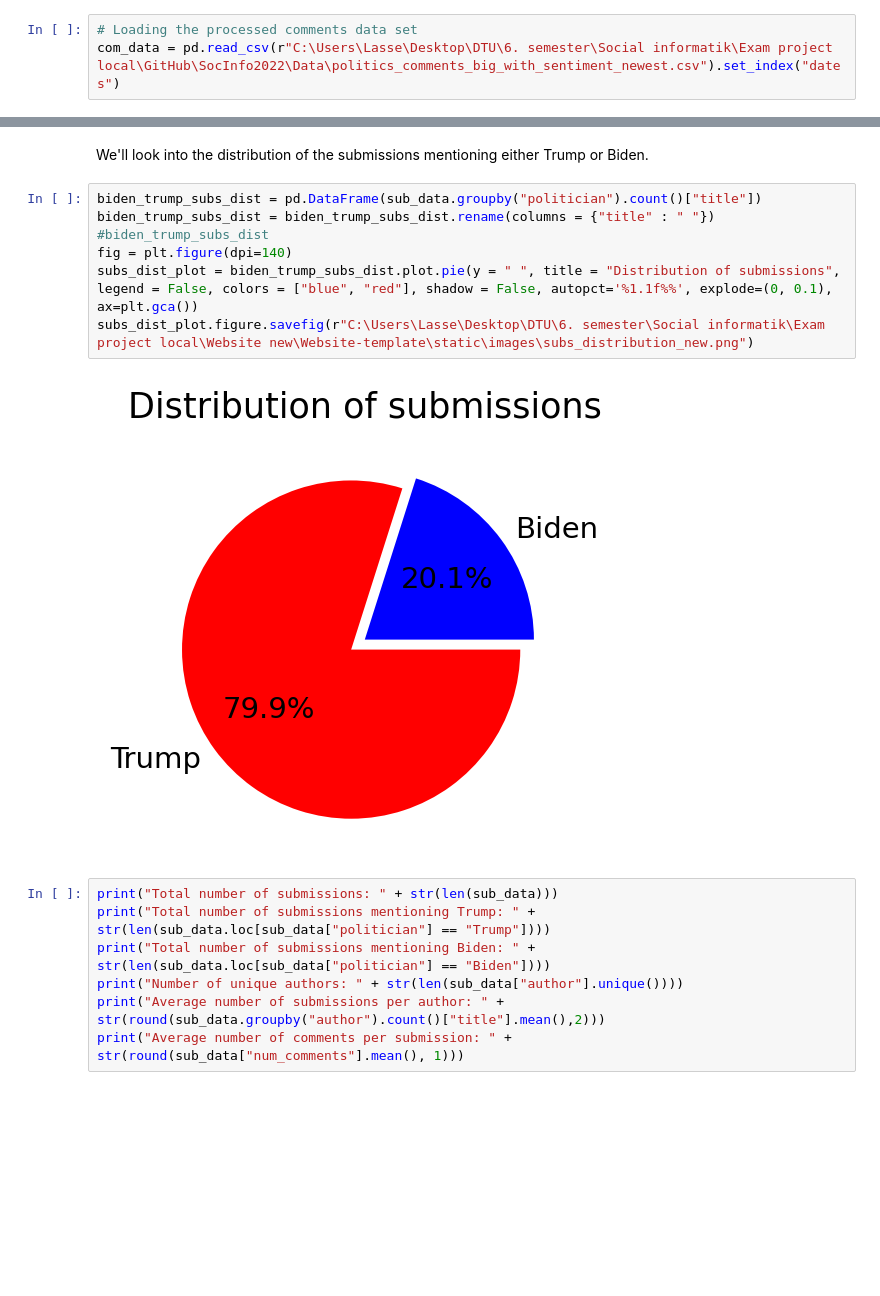
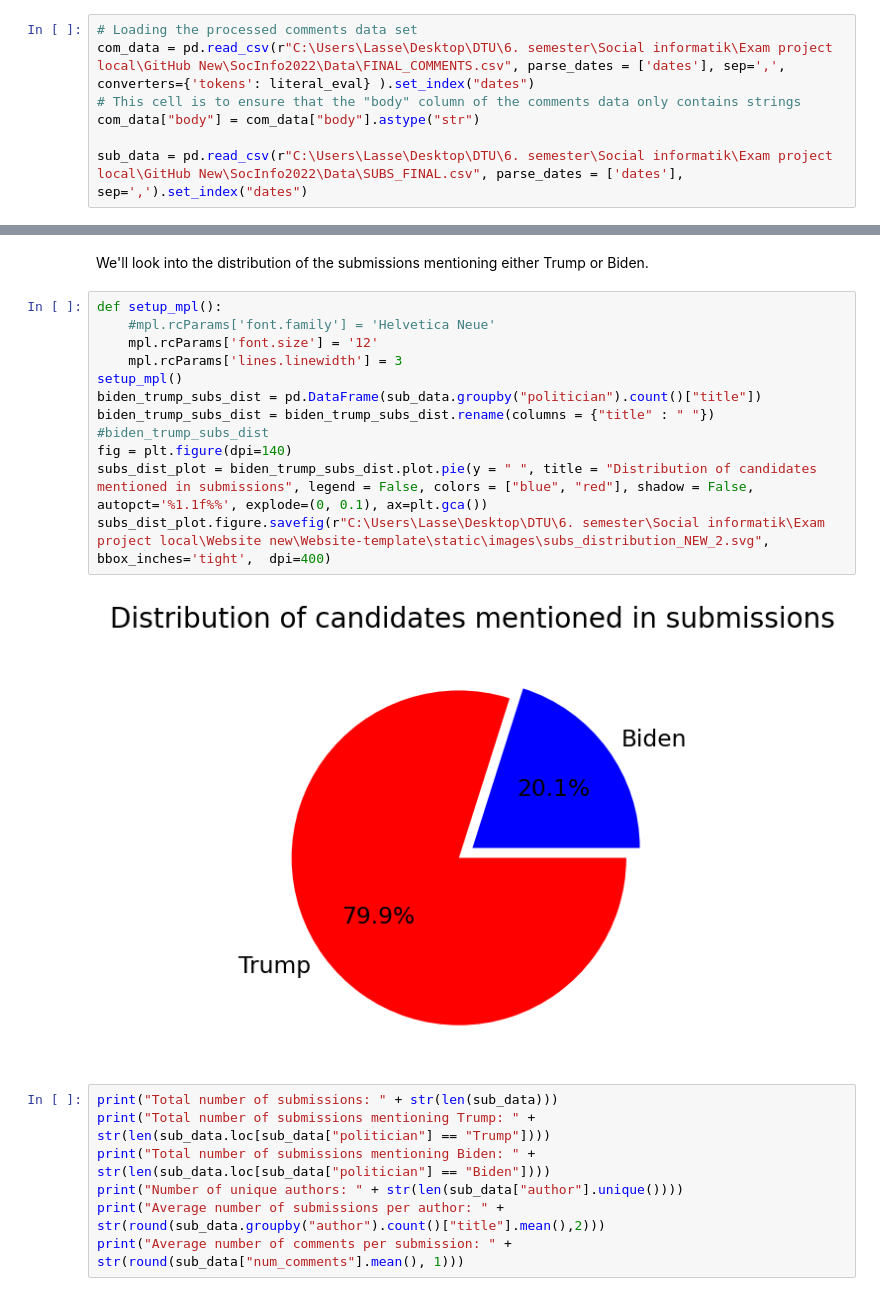
Before and after one commit to JaQtae/SocInfo2022, a Jupyter notebook: Explainer_Notebook_V3.ipynb, the cells around one changed output, grey strips where cells are left out. Drawn from its saved outputs; the diff is of its cells as text; blank space fills up the shorter version.

```diff
--- a/Explainer_Notebook_V3.ipynb
+++ b/Explainer_Notebook_V3.ipynb
@@ -333,3 +314,7 @@ for com_id in tqdm(comments_to_delete):
 # %%
 # Loading the processed comments data set
-com_data = pd.read_csv(r"C:\Users\Lasse\Desktop\DTU\6. semester\Social informatik\Exam project local\GitHub\SocInfo2022\Data\politics_comments_big_with_sentiment_newest.csv").set_index("dates")
+com_data = pd.read_csv(r"C:\Users\Lasse\Desktop\DTU\6. semester\Social informatik\Exam project local\GitHub New\SocInfo2022\Data\FINAL_COMMENTS.csv", parse_dates = ['dates'], sep=',', converters={'tokens': literal_eval} ).set_index("dates")
+# This cell is to ensure that the "body" column of the comments data only contains strings
+com_data["body"] = com_data["body"].astype("str")
+
+sub_data = pd.read_csv(r"C:\Users\Lasse\Desktop\DTU\6. semester\Social informatik\Exam project local\GitHub New\SocInfo2022\Data\SUBS_FINAL.csv", parse_dates = ['dates'], sep=',').set_index("dates")
@@ -376,14 +323,19 @@ com_data["body"] = com_data["body"].astype("str")
 # %% [markdown]
 We'll look into the distribution of the submissions mentioning either Trump or Biden.
 # %%
+def setup_mpl():
+    #mpl.rcParams['font.family'] = 'Helvetica Neue'
+    mpl.rcParams['font.size'] = '12'
+    mpl.rcParams['lines.linewidth'] = 3
+setup_mpl()
 biden_trump_subs_dist = pd.DataFrame(sub_data.groupby("politician").count()["title"])
 biden_trump_subs_dist = biden_trump_subs_dist.rename(columns = {"title" : " "})
 #biden_trump_subs_dist
 fig = plt.figure(dpi=140)
-subs_dist_plot = biden_trump_subs_dist.plot.pie(y = " ", title = "Distribution of submissions", legend = False, colors = ["blue", "red"], shadow = False, autopct='%1.1f%%', explode=(0, 0.1), ax=plt.gca())
-subs_dist_plot.figure.savefig(r"C:\Users\Lasse\Desktop\DTU\6. semester\Social informatik\Exam project local\Website new\Website-template\static\images\subs_distribution_new.png")
+subs_dist_plot = biden_trump_subs_dist.plot.pie(y = " ", title = "Distribution of candidates mentioned in submissions", legend = False, colors = ["blue", "red"], shadow = False, autopct='%1.1f%%', explode=(0, 0.1), ax=plt.gca())
+subs_dist_plot.figure.savefig(r"C:\Users\Lasse\Desktop\DTU\6. semester\Social informatik\Exam project local\Website new\Website-template\static\images\subs_distribution_NEW_2.svg", bbox_inches='tight',  dpi=400)
 # %% [output]
-[figure, old version]
+[figure, new version]
 # %%
 print("Total number of submissions: " + str(len(sub_data)))
 print("Total number of submissions mentioning Trump: " + str(len(sub_data.loc[sub_data["politician"] == "Trump"])))
```
Also changed, not shown: parts of 50 cells of this notebook, 1 other file.
